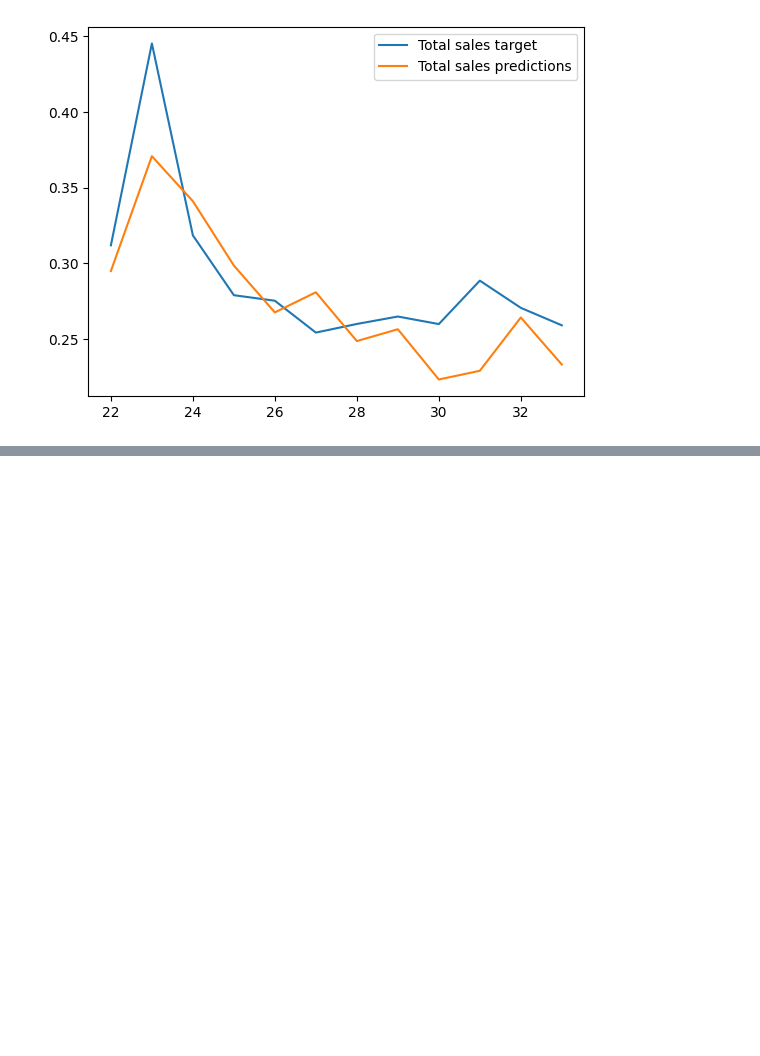
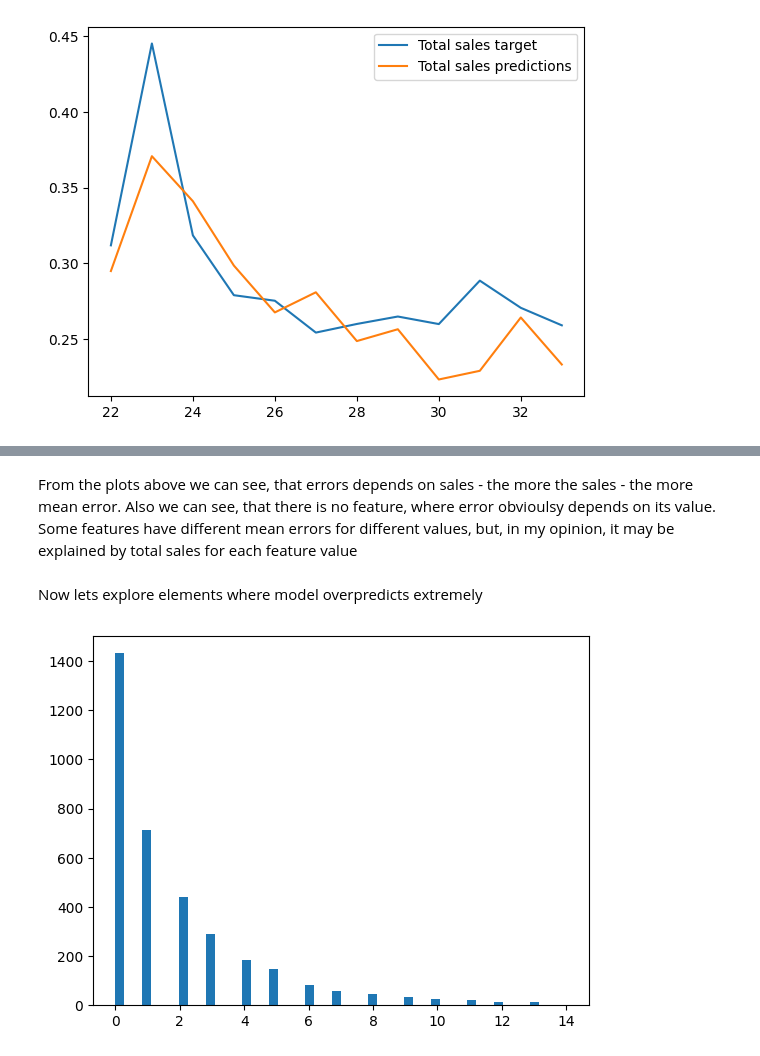
Before and after one commit to valera2444/FutureSalesPrediction, a Jupyter notebook: error_analysis_and_interpret/Error_analysis.ipynb, the cells around one changed output, grey strips where cells are left out. Drawn from its saved outputs; the diff is of its cells as text; code cells hidden in the pictures; blank space fills up the shorter version.

```diff
--- a/error_analysis_and_interpret/Error_analysis.ipynb
+++ b/error_analysis_and_interpret/Error_analysis.ipynb
@@ -223,0 +242,10 @@ ax[1].set_title('SMAPE error for different sales');
+# %% [markdown]
+From the plots above we can see, that errors depends on sales - the more the sales - the more mean error.
+Also we can see, that there is no feature, where error obvioulsy depends on its value. Some features have different mean errors for different values, but, in my opinion, it may be explained by total sales for each feature value
+# %% [markdown]
+Now lets explore elements where model overpredicts extremely
+# %%
+df_large_errors = df.query('diff > 5')
+plt.hist(df_large_errors.sales,bins=50);
+# %% [output]
+[figure, added]
```
Also changed, not shown: parts of 35 cells of this notebook, 2 other files.
